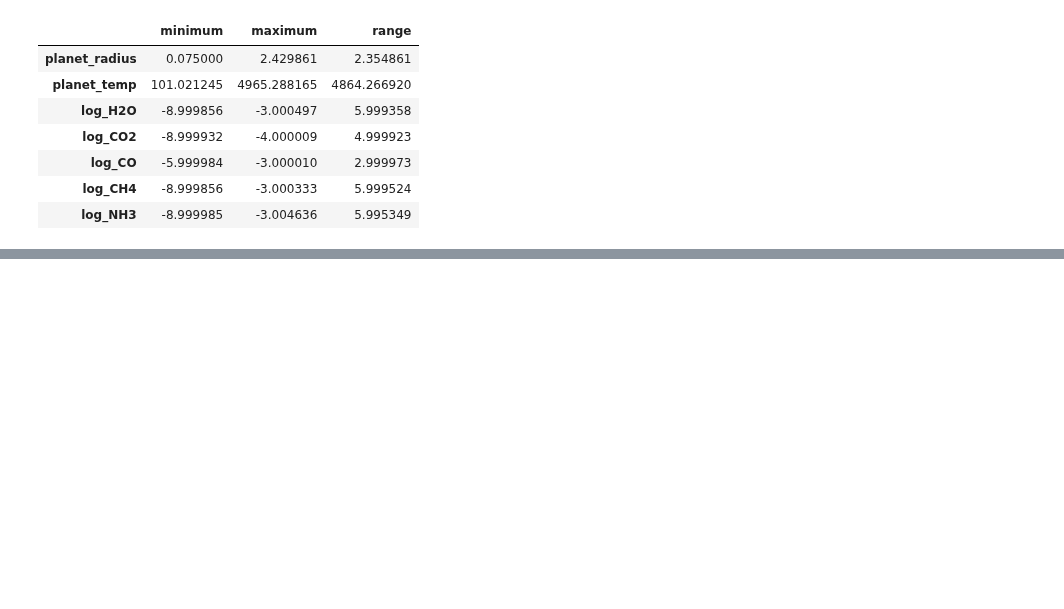
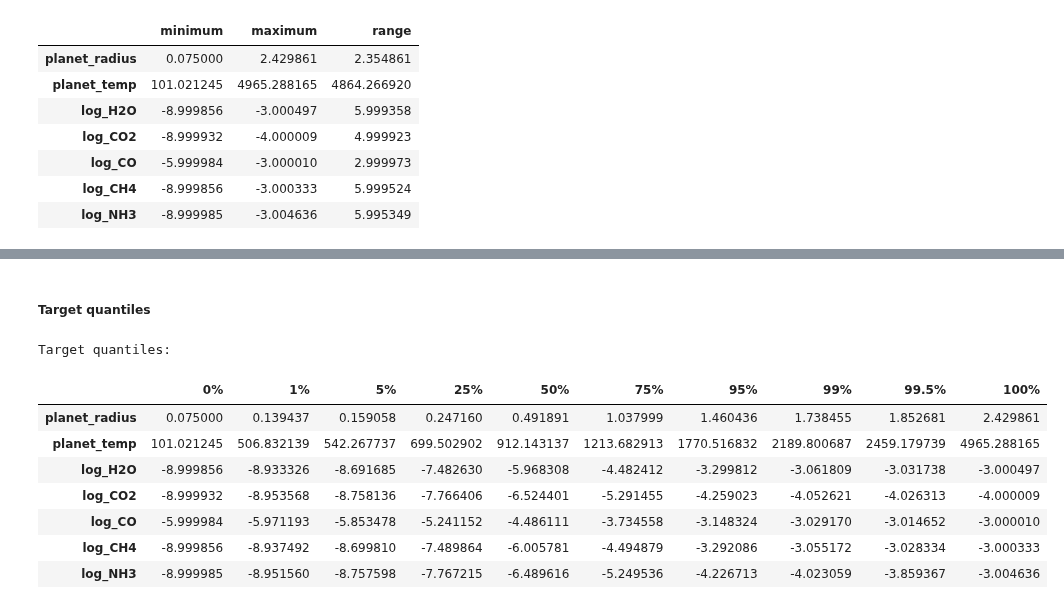
Before and after one commit to ajf12327/ADC2023-conformal-prediction, a Jupyter notebook: notebooks/02_EDA.ipynb, the cells around one changed output, grey strips where cells are left out. Cells and saved outputs as stored; diff of their text form; code cells hidden in the pictures; blank space fills up the shorter version.

```diff
--- a/notebooks/02_EDA.ipynb
+++ b/notebooks/02_EDA.ipynb
@@ -163,0 +241,45 @@ Target ranges:
+# %% [markdown]
+##### **Target quantiles**
+# %%
+QUANTILE_LEVELS = [
+    0.000,
+    0.010,
+    0.050,
+    0.250,
+    0.500,
+    0.750,
+    0.950,
+    0.990,
+    0.995,
+    1.000,
+]
+
+QUANTILE_LABELS = [
+    "0%",
+    "1%",
+    "5%",
+    "25%",
+    "50%",
+    "75%",
+    "95%",
+    "99%",
+    "99.5%",
+    "100%",
+]
+
+# Keep a copy/snapshot so we can confirm that the EDA does not modify targets
+target_snapshot = target_only.copy(deep=True) # Do NOT call a variable 'copy', risks naming issues
+target_quantiles = target_only.quantile(QUANTILE_LEVELS).T
+target_quantiles.columns = QUANTILE_LABELS
+print("Target quantiles:")
+display(target_quantiles)
+# %% [output]
+Target quantiles:
+|  | 0% | 1% | 5% | 25% | 50% | 75% | 95% | 99% | 99.5% | 100% |
+| planet_radius | 0.075000 | 0.139437 | 0.159058 | 0.247160 | 0.491891 | 1.037999 | 1.460436 | 1.738455 | 1.852681 | 2.429861 |
+| planet_temp | 101.021245 | 506.832139 | 542.267737 | 699.502902 | 912.143137 | 1213.682913 | 1770.516832 | 2189.800687 | 2459.179739 | 4965.288165 |
+| log_H2O | -8.999856 | -8.933326 | -8.691685 | -7.482630 | -5.968308 | -4.482412 | -3.299812 | -3.061809 | -3.031738 | -3.000497 |
+| log_CO2 | -8.999932 | -8.953568 | -8.758136 | -7.766406 | -6.524401 | -5.291455 | -4.259023 | -4.052621 | -4.026313 | -4.000009 |
+| log_CO | -5.999984 | -5.971193 | -5.853478 | -5.241152 | -4.486111 | -3.734558 | -3.148324 | -3.029170 | -3.014652 | -3.000010 |
+| log_CH4 | -8.999856 | -8.937492 | -8.699810 | -7.489864 | -6.005781 | -4.494879 | -3.292086 | -3.055172 | -3.028334 | -3.000333 |
+| log_NH3 | -8.999985 | -8.951560 | -8.757598 | -7.767215 | -6.489616 | -5.249536 | -4.226713 | -4.023059 | -3.859367 | -3.004636 |
```
Also changed, not shown: parts of 17 cells of this notebook.
